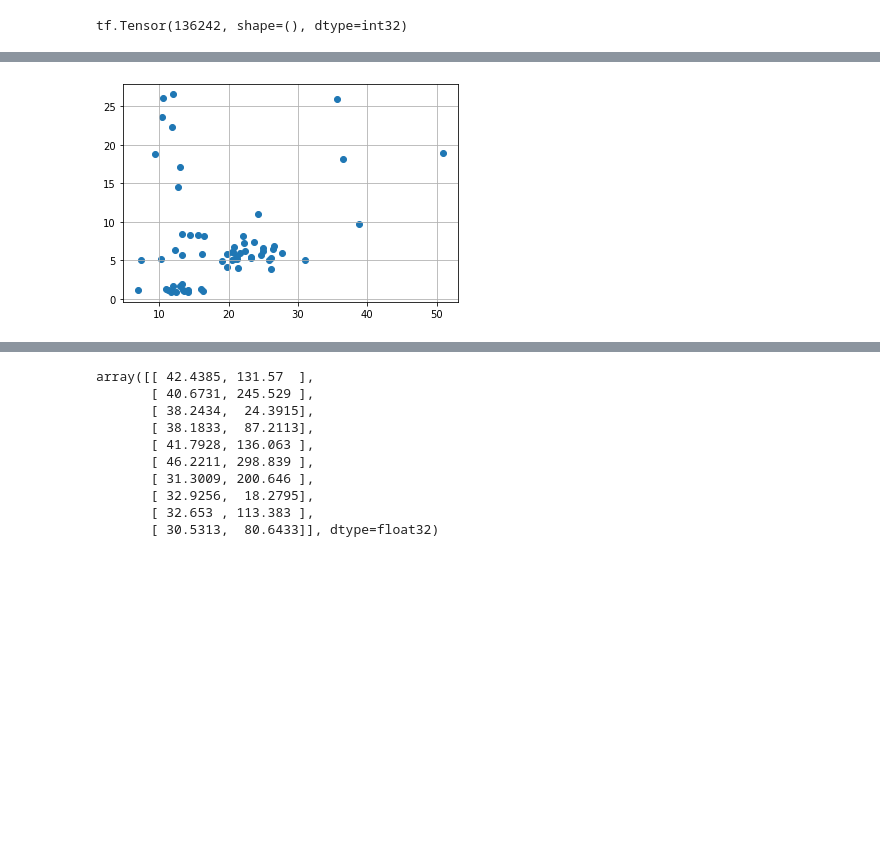
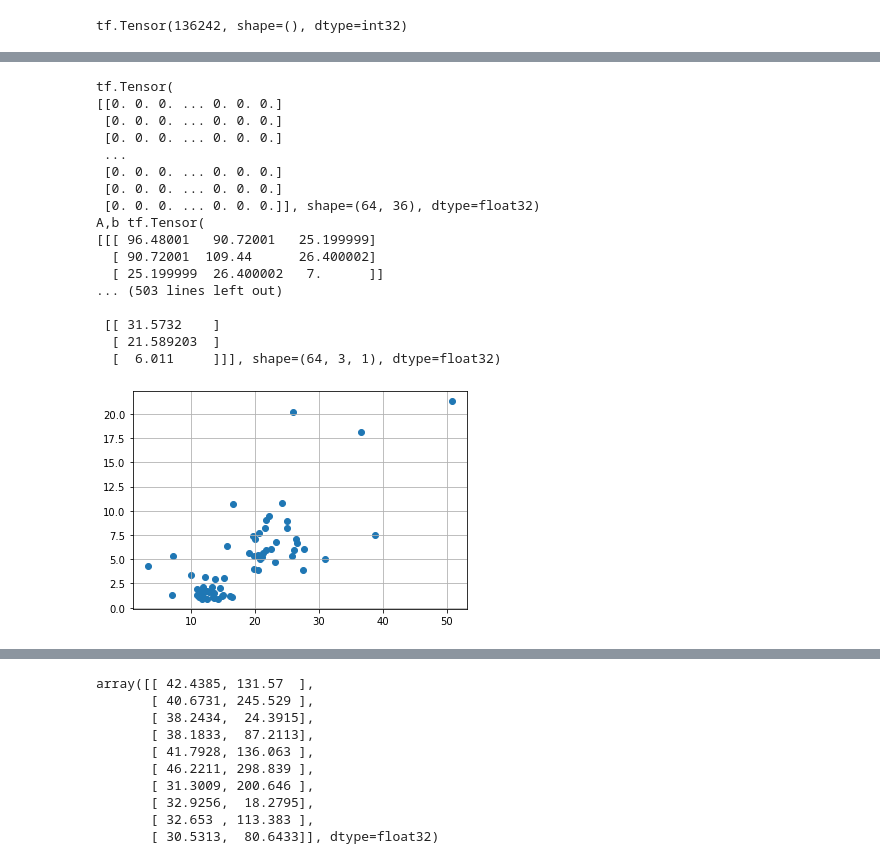
Before and after one commit to fitagdinov/Telescope_Array, a Jupyter notebook: Parameters_all/Notebooks/main_parameters.ipynb, the cells around one changed output, grey strips where cells are left out. Cells and saved outputs as stored; diff of their text form; code cells hidden in the pictures; blank space fills up the shorter version.

```diff
--- a/Parameters_all/Notebooks/main_parameters.ipynb
+++ b/Parameters_all/Notebooks/main_parameters.ipynb
@@ -409,14 +505,31 @@ chi2T_list,params=chi_2_optimisation(data[:10])
 # %%
-# DATA=data.copy()
+DATA=data.copy()
 data=DATA[:64]
 real_time=tf.cast(data[:,:,:,2],tf_type)+tf.cast(data[:,:,:,1],tf_type)
 r_core=xy_core(data) # перепутанно x и y
 sol=time_roconstruction(data)
 theta,phi=find_angles(sol) # phi на 90 больше Ивана
 t0=t0_fun(r_core,sol)
 courve=final_courve(data,theta,phi,r_core)
 pfs,pps=s_s_pfs___s_s_pps(data,theta,phi,r_core)
 plt.scatter(pfs,pps) # pfs совпадает
 plt.grid(True)
 # %% [output]
+tf.Tensor(
+[[0. 0. 0. ... 0. 0. 0.]
+ [0. 0. 0. ... 0. 0. 0.]
+ [0. 0. 0. ... 0. 0. 0.]
+ ...
+ [0. 0. 0. ... 0. 0. 0.]
+ [0. 0. 0. ... 0. 0. 0.]
+ [0. 0. 0. ... 0. 0. 0.]], shape=(64, 36), dtype=float32)
+A,b tf.Tensor(
+[[[ 96.48001   90.72001   25.199999]
+  [ 90.72001  109.44      26.400002]
+  [ 25.199999  26.400002   7.      ]]
+... (503 lines left out)
+
+ [[ 31.5732    ]
+  [ 21.589203  ]
+  [  6.011     ]]], shape=(64, 3, 1), dtype=float32)
-[figure, old version]
+[figure, new version]
```
Also changed, not shown: parts of 20 cells of this notebook, 2 other files.
